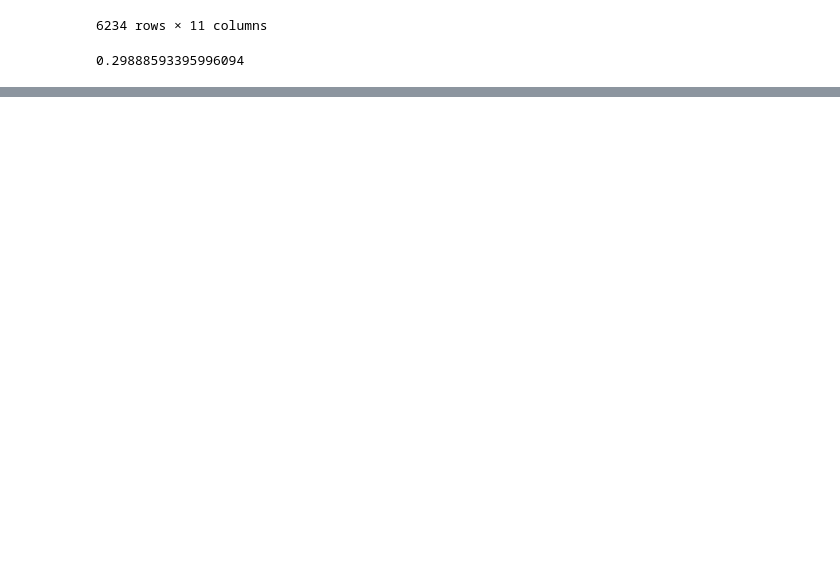
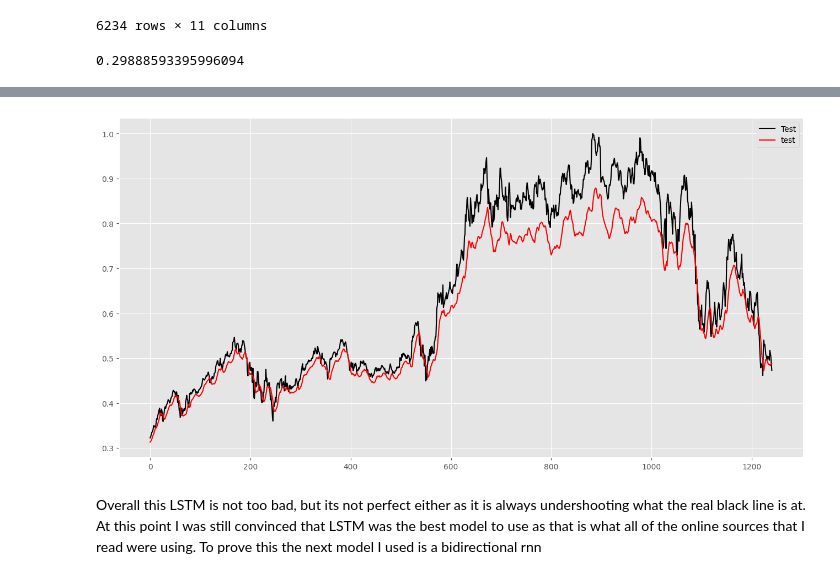
Before and after one commit to nates-rgb/NeuralNet, a Jupyter notebook: Projects/proj3/proj3.ipynb, the cells around one changed output, grey strips where cells are left out. Drawn from its saved outputs; the diff is of its cells as text; code cells hidden in the pictures; blank space fills up the shorter version.

```diff
--- a/Projects/proj3/proj3.ipynb
+++ b/Projects/proj3/proj3.ipynb
@@ -187,0 +264,12 @@ print(trainY.shape, valY.shape, testY.shape)
+# %%
+y_pred = model.predict(testX)
+
+for i in range(150):
+
+    print(y_pred[i]*conversionMax, testY[i]*conversionMax)
+
+acc=(((np.absolute(y_pred-testY)*conversionMax)/(np.absolute(testY)*conversionMax))*100)
+
+
+avgAcc=np.average(acc)
+print("Accuracy: ", 100-avgAcc)
@@ -187,0 +313,10 @@ print(trainY.shape, valY.shape, testY.shape)
+# %%
+plt.figure(figsize=(16,8))
+plt.plot(testY, color="black", label = 'Test')
+plt.plot(y_pred, color = 'red', label = 'test')
+plt.legend()
+plt.show()
+# %% [output]
+[figure, added]
+# %% [markdown]
+Overall this LSTM is not too bad, but its not perfect either as it is always undershooting what the real black line is at. At this point I was still convinced that LSTM was the best model to use as that is what all of the online sources that I read were using. To prove this the next model I used is a bidirectional rnn
```
Also changed, not shown: parts of 59 cells of this notebook.
